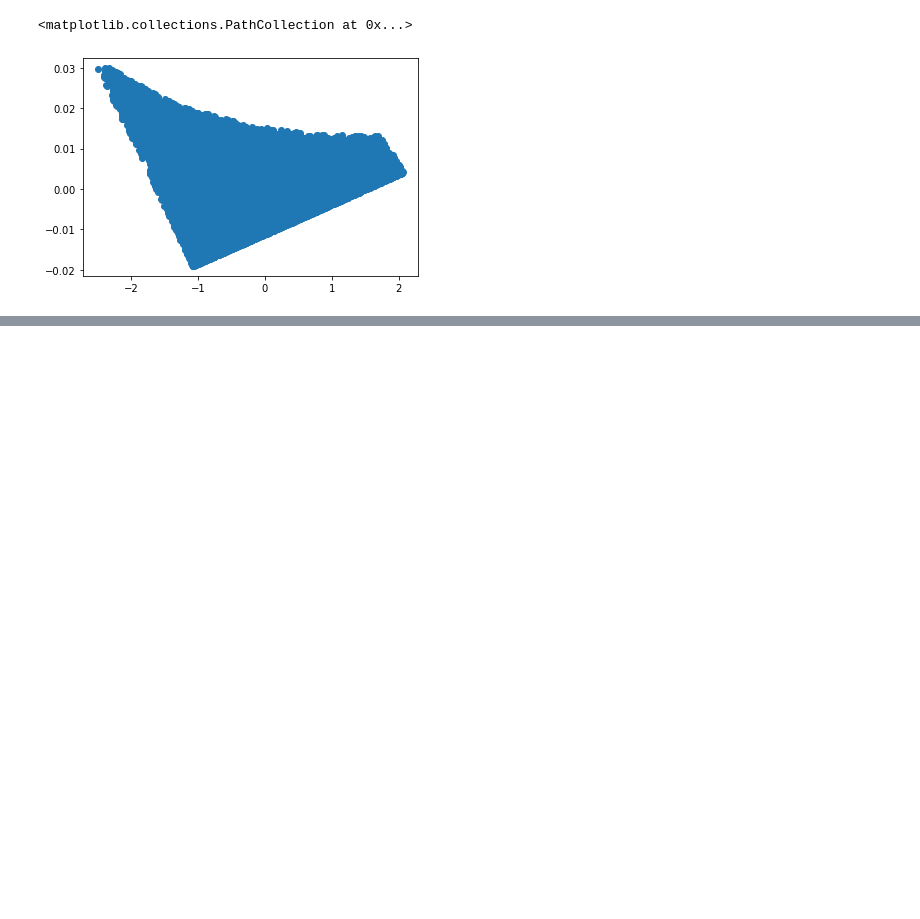
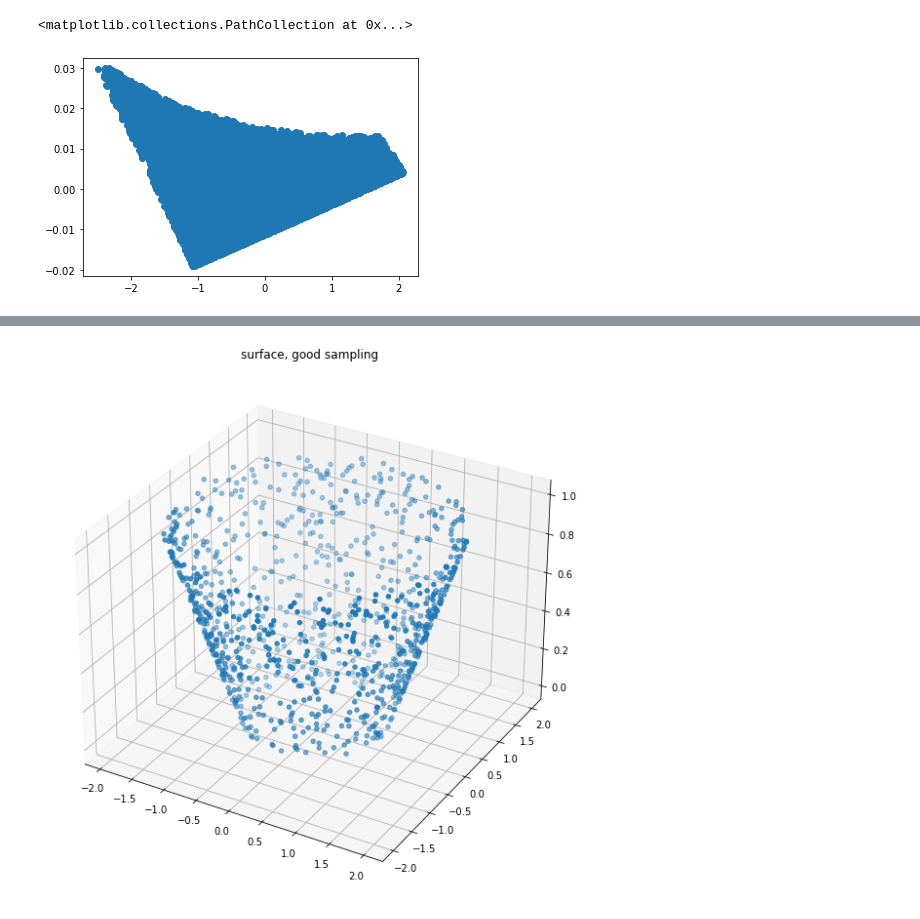
Before and after one commit to nephanth/DSC291-project, a Jupyter notebook: Project-tests.ipynb, the cells around one changed output, grey strips where cells are left out. Cells and saved outputs as stored; diff of their text form; code cells hidden in the pictures; blank space fills up the shorter version.

```diff
--- a/Project-tests.ipynb
+++ b/Project-tests.ipynb
@@ -116,0 +154,13 @@ plt.scatter(phi[:, 2], phi[:, 3])
+# %%
+good_sample, *_ = r_surface(1000, surface, 0, 1, 0, 1)
+
+fig = plt.figure(figsize=(10,10))
+ax = fig.add_subplot(projection="3d")
+ax.set_title("surface, good sampling")
+#ax.set_box_aspect((np.ptp(testset_3D[...,0]), np.ptp(testset_3D[...,1]), np.ptp(testset_3D[...,2])))
+p = ax.scatter(good_sample[0],
+               good_sample[1],
+               good_sample[2]
+   )
+# %% [output]
+[figure, added]
```
Also changed, not shown: parts of 15 cells of this notebook.
